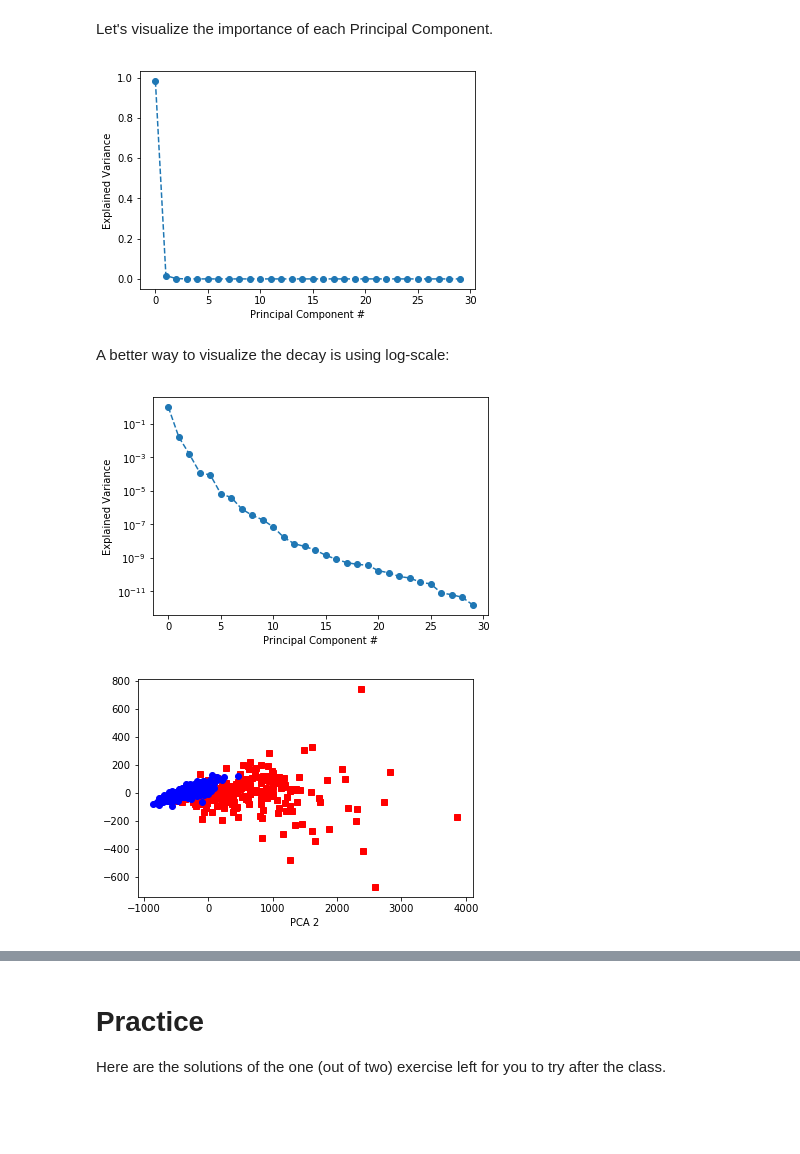
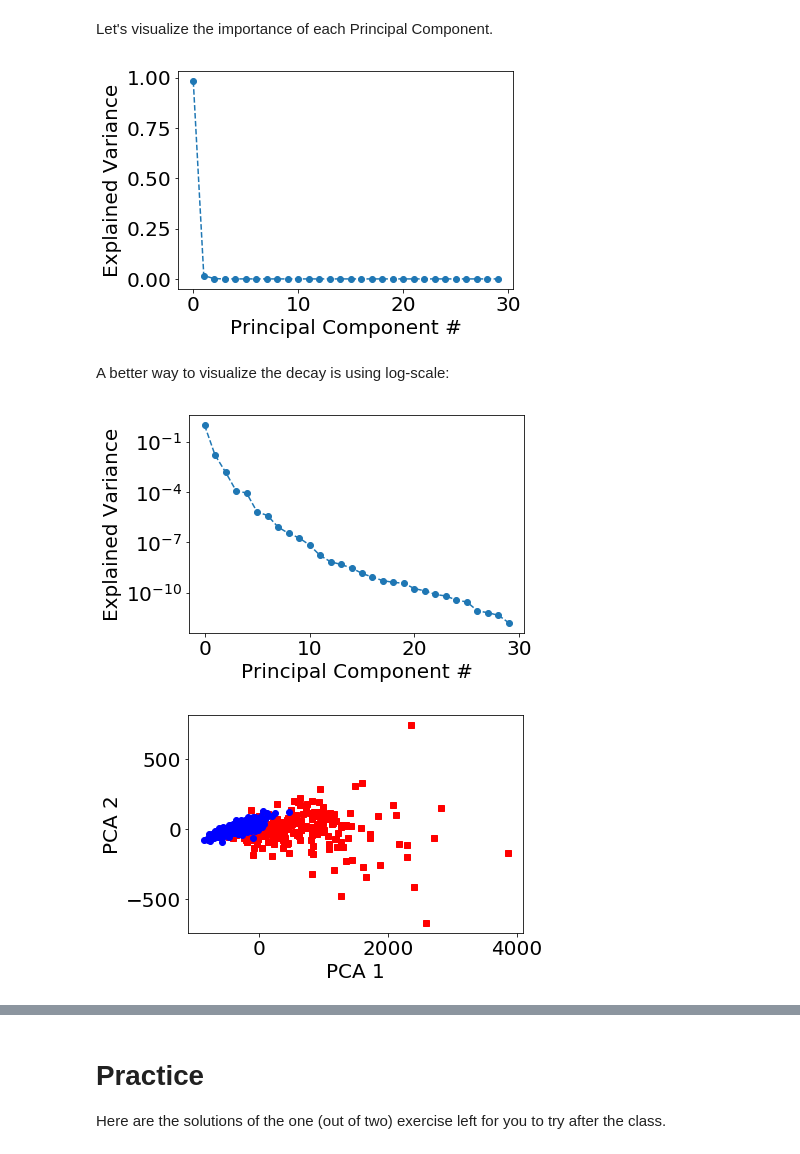
Before and after one commit to QCB-Collaboratory/W17.MachineLearning, a Jupyter notebook: materials/day_3/Day-3_notebook.ipynb, the cells around one changed output, grey strips where cells are left out. Drawn from its saved outputs; the diff is of its cells as text; code cells hidden in the pictures; blank space fills up the shorter version.

```diff
--- a/materials/day_3/Day-3_notebook.ipynb
+++ b/materials/day_3/Day-3_notebook.ipynb
@@ -8,7 +8,9 @@ This is a notebook developed throughout the third day of the Collaboratory Works
 https://github.com/QCB-Collaboratory/W17.MachineLearning/wiki/Day-3
 # %%
 import numpy as np
-import pylab as pl
+import matplotlib.pyplot as plt
+
+plt.rcParams['font.size'] = 20
 # %% [markdown]
 ## Linear regression
 # %% [markdown]
@@ -526,34 +476,37 @@ PCA(copy=True, iterated_power='auto', n_components=None, random_state=None,
 # %% [markdown]
 Let's visualize the importance of each Principal Component.
 # %%
-pl.plot( pca.explained_variance_ratio_, 'o--' )
-pl.ylabel( 'Explained Variance' )
-pl.xlabel( 'Principal Component #' )
-pl.show()
+plt.plot( pca.explained_variance_ratio_, 'o--' )
+plt.ylabel( 'Explained Variance' )
+plt.xlabel( 'Principal Component #' )
+plt.show()
 # %% [output]
-[figure, old version]
+[figure, new version]
 # %% [markdown]
 A better way to visualize the decay is using log-scale:
 # %%
-pl.plot( pca.explained_variance_ratio_, 'o--' )
-pl.ylabel( 'Explained Variance' )
-pl.yscale('log')
-pl.xlabel( 'Principal Component #' )
-pl.show()
+plt.plot( pca.explained_variance_ratio_, 'o--' )
+plt.ylabel( 'Explained Variance' )
+plt.yscale('log')
+plt.xlabel( 'Principal Component #' )
+plt.show()
 # %% [output]
-[figure, old version]
+[figure, new version]
 # %%
 bcancer_PCAs = pca.transform( bcancer.data )
+bcancer_PCAs = bcancer_PCAs[:,:2]
 
 index0 = bcancer.target == 0
 index1 = bcancer.target == 1
 
-pl.plot( bcancer_PCAs[index0,0], bcancer_PCAs[index0,1], 's', color='r' )
-pl.plot( bcancer_PCAs[index1,0], bcancer_PCAs[index1,1], 'o', color='b' )
+plt.plot( bcancer_PCAs[index0,0],
+         bcancer_PCAs[index0,1], 's', color='r' )
+plt.plot( bcancer_PCAs[index1,0],
+         bcancer_PCAs[index1,1], 'o', color='b' )
 
-pl.xlabel('PCA 1')
-pl.xlabel('PCA 2')
+plt.xlabel('PCA 1')
+plt.ylabel('PCA 2')
 
-pl.show()
+plt.show()
 # %% [output]
-[figure, old version]
+[figure, new version]
```
Also changed, not shown: parts of 62 cells of this notebook, 5 other files.
